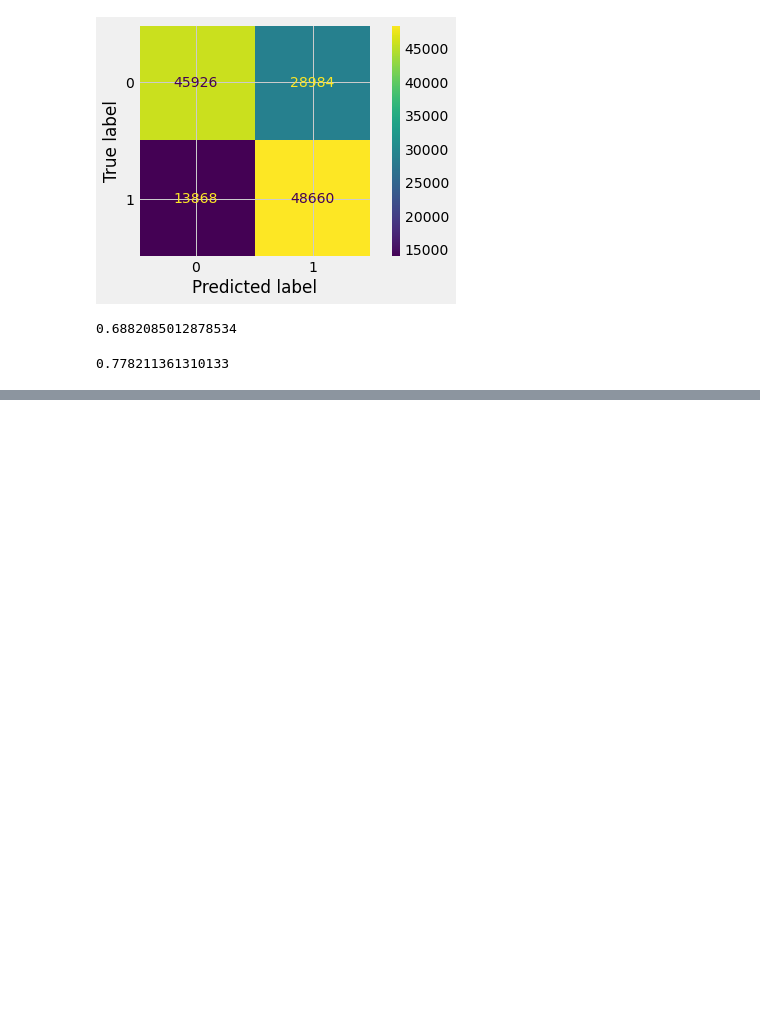
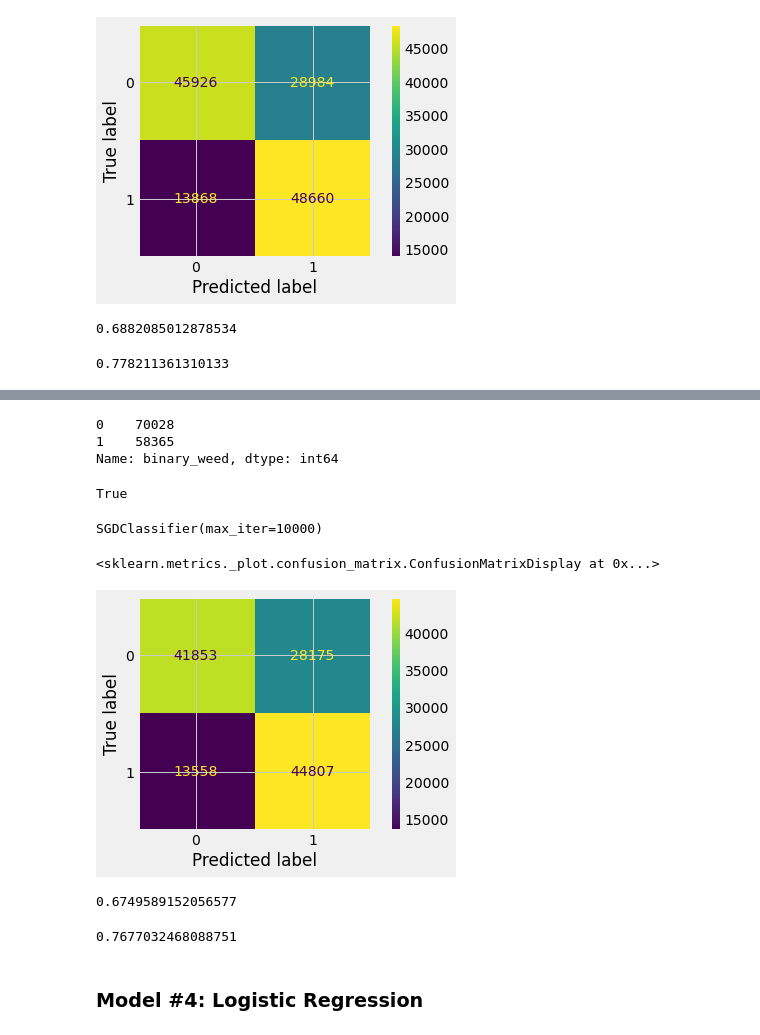
Before and after one commit to Luv2bnanook44/capstone_flatiron, a Jupyter notebook: final_notebook.ipynb, the cells around one changed output, grey strips where cells are left out. Saved outputs shown, nothing was run; the diff lists cells and outputs as text; code cells hidden in the pictures; blank space fills up the shorter version.

```diff
--- a/final_notebook.ipynb
+++ b/final_notebook.ipynb
@@ -261,0 +494,32 @@ recall_score(y_train, y_pred_tr, pos_label='1')
+# %%
+ss = StandardScaler()
+
+X_tr_num = np.array(X_train.sampling_weight).reshape(-1,1)
+X_te_num = np.array(X_test.sampling_weight).reshape(-1,1)
+
+X_tr_sc = pd.DataFrame(ss.fit_transform(X_tr_num), columns=['sampling_weight'])
+X_te_sc = pd.DataFrame(ss.transform(X_te_num), columns=['sampling_weight'])
+# %%
+X_train_pp = pd.concat([X_tr_ohe, X_tr_sc], axis=1)
+X_te_pp = pd.concat([X_te_ohe, X_te_sc], axis=1)
+# %%
+y_train.value_counts()
+# %% [output]
+0    70028
+1    58365
+Name: binary_weed, dtype: int64
+# %%
+len(X_train_pp)==len(y_train)
+# %% [output]
+True
+# %%
+sgd = SGDClassifier(max_iter=10000)
+# %%
+sgd.fit(X_train_pp, y_train.astype(int))
+# %% [output]
+SGDClassifier(max_iter=10000)
+# %%
+plot_confusion_matrix(sgd, X_train_pp, y_train.astype(int))
+# %% [output]
+<sklearn.metrics._plot.confusion_matrix.ConfusionMatrixDisplay at 0x...>
+[figure, added]
@@ -261,0 +528,10 @@ recall_score(y_train, y_pred_tr, pos_label='1')
+# %%
+accuracy_score(y_train.astype(int), sgd_pred)
+# %% [output]
+0.6749589152056577
+# %%
+recall_score(y_train.astype(int), sgd_pred)
+# %% [output]
+0.7677032468088751
+# %% [markdown]
+### Model #4: Logistic Regression
```
Also changed, not shown: parts of 190 cells of this notebook.
